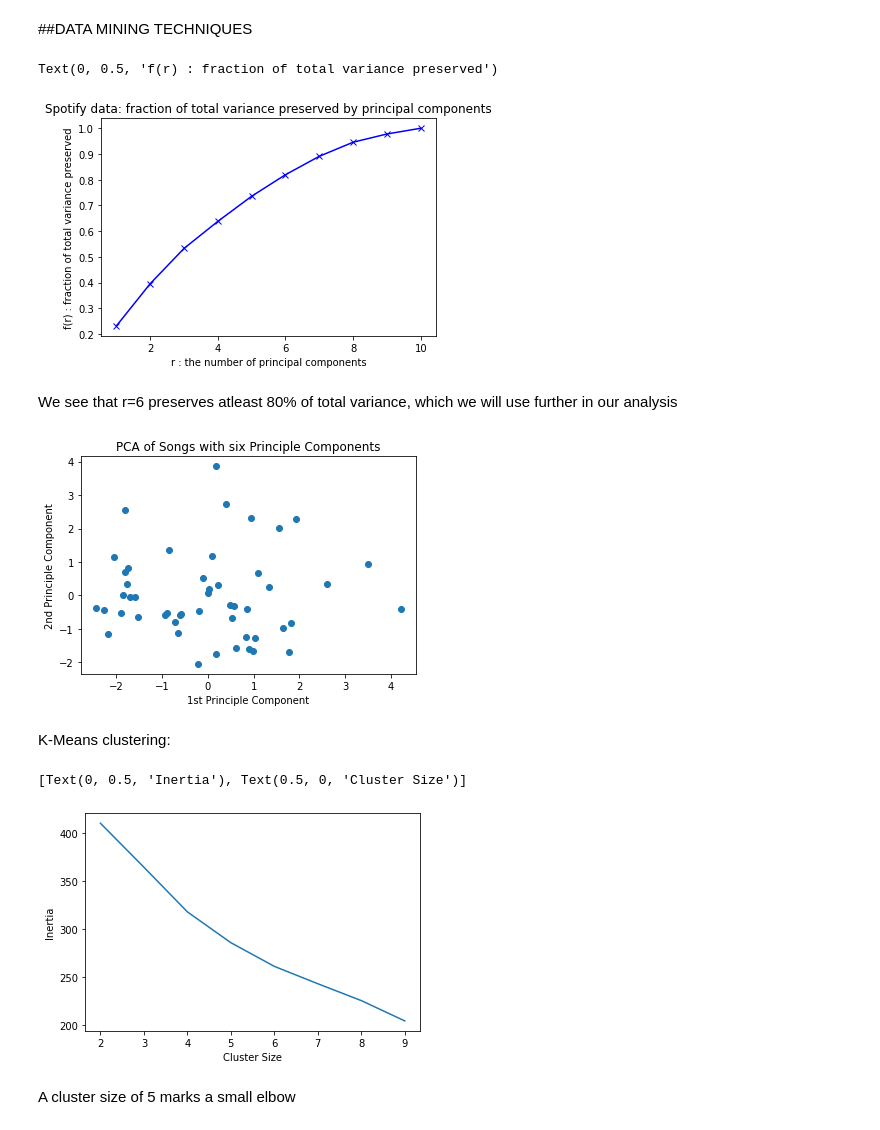
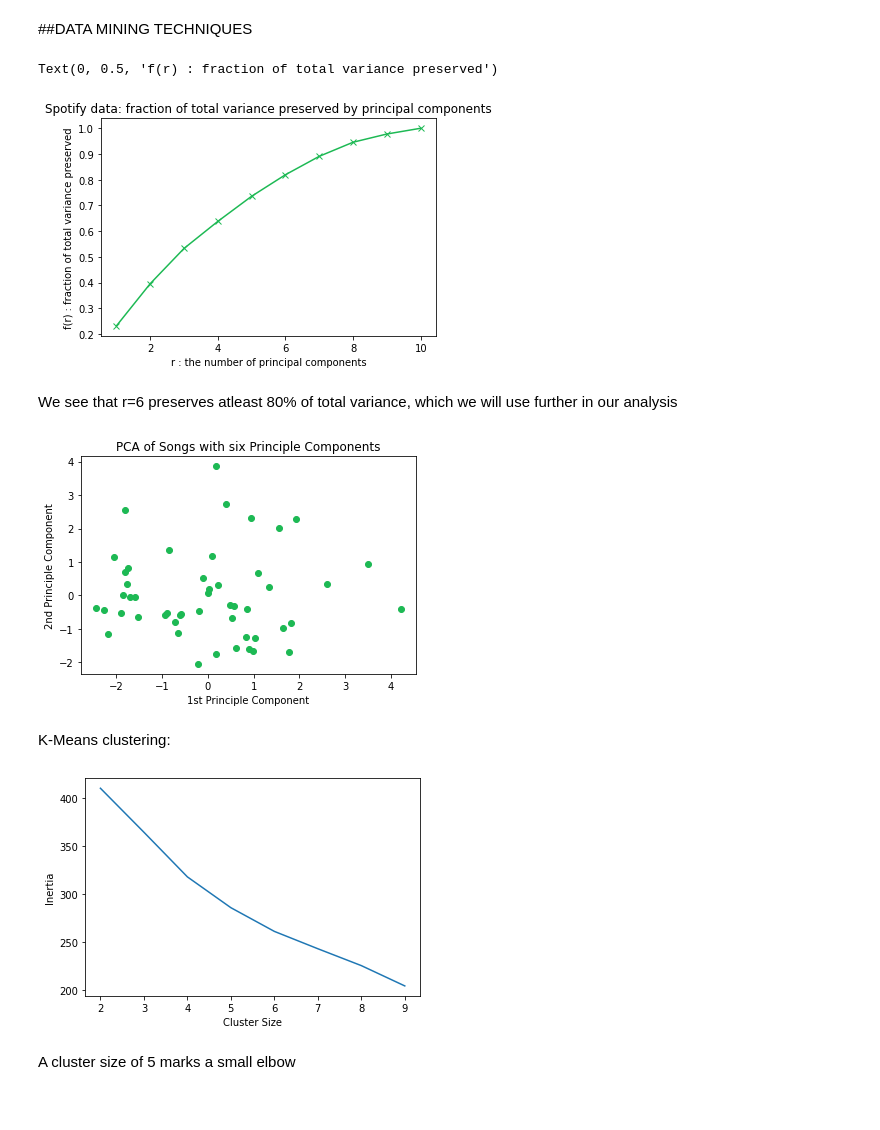
Before and after one commit to zwadhams/DataMiningStuff, a Jupyter notebook: FinalProject.ipynb, the cells around one changed output. Saved outputs shown, nothing was run; the diff lists cells and outputs as text; code cells hidden in the pictures.

```diff
--- a/FinalProject.ipynb
+++ b/FinalProject.ipynb
@@ -104,26 +105,26 @@ from sklearn.decomposition import PCA
 pca = PCA()
 pca.fit(spoti_norm)
 var_ratio = pca.explained_variance_ratio_
-plt.plot(range(1,len(var_ratio)+1), np.cumsum(var_ratio), marker='x', color=('blue'))
+plt.plot(range(1,len(var_ratio)+1), np.cumsum(var_ratio), marker='x', color=('#1DB954'))
 plt.title('Spotify data: fraction of total variance preserved by principal components')
 plt.xlabel('r : the number of principal components')
 plt.ylabel('f(r) : fraction of total variance preserved')
 # %% [output]
 Text(0, 0.5, 'f(r) : fraction of total variance preserved')
-[figure, old version]
+[figure, new version]
 # %% [markdown]
 We see that r=6 preserves atleast 80% of total variance, which we will use further in our analysis
 # %%
 pca = PCA(6)
 pca.fit(spoti_norm)
 reduced = pca.transform(spoti_norm)
-plt.scatter(reduced[:,0], reduced[:,1])
+plt.scatter(reduced[:,0], reduced[:,1], color=('#1DB954'))
 plt.title("PCA of Songs with six Principle Components")
 plt.xlabel('1st Principle Component')
 plt.ylabel('2nd Principle Component')
 plt.show()
 # %% [output]
-[figure, old version]
+[figure, new version]
 # %% [markdown]
 K-Means clustering:
 # %%
@@ -133,9 +134,8 @@ for i in range(2,10):
     kmeans_model = KMeans(n_clusters=i, random_state=3).fit(spoti_norm)
     preds = kmeans_model.predict(spoti_norm)
     score_list.append(kmeans_model.inertia_)
-pd.DataFrame(score_list, index=range(2, 10)).plot(legend=False).set(xlabel="Cluster Size", ylabel="Inertia")
+df = pd.DataFrame(score_list, index=range(2, 10)).plot(legend=False).set(xlabel="Cluster Size", ylabel="Inertia")
 # %% [output]
-[Text(0, 0.5, 'Inertia'), Text(0.5, 0, 'Cluster Size')]
 [figure]
 # %% [markdown]
 A cluster size of 5 marks a small elbow
```
Also changed, not shown: parts of 21 cells of this notebook.
